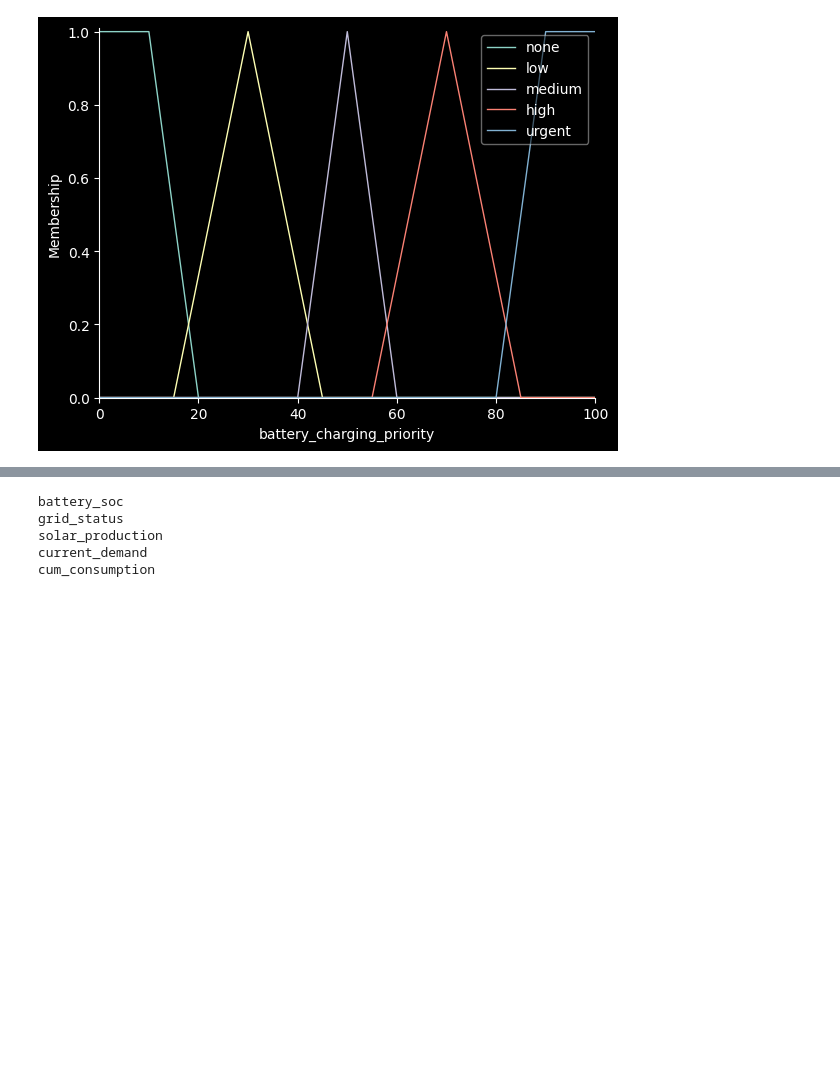
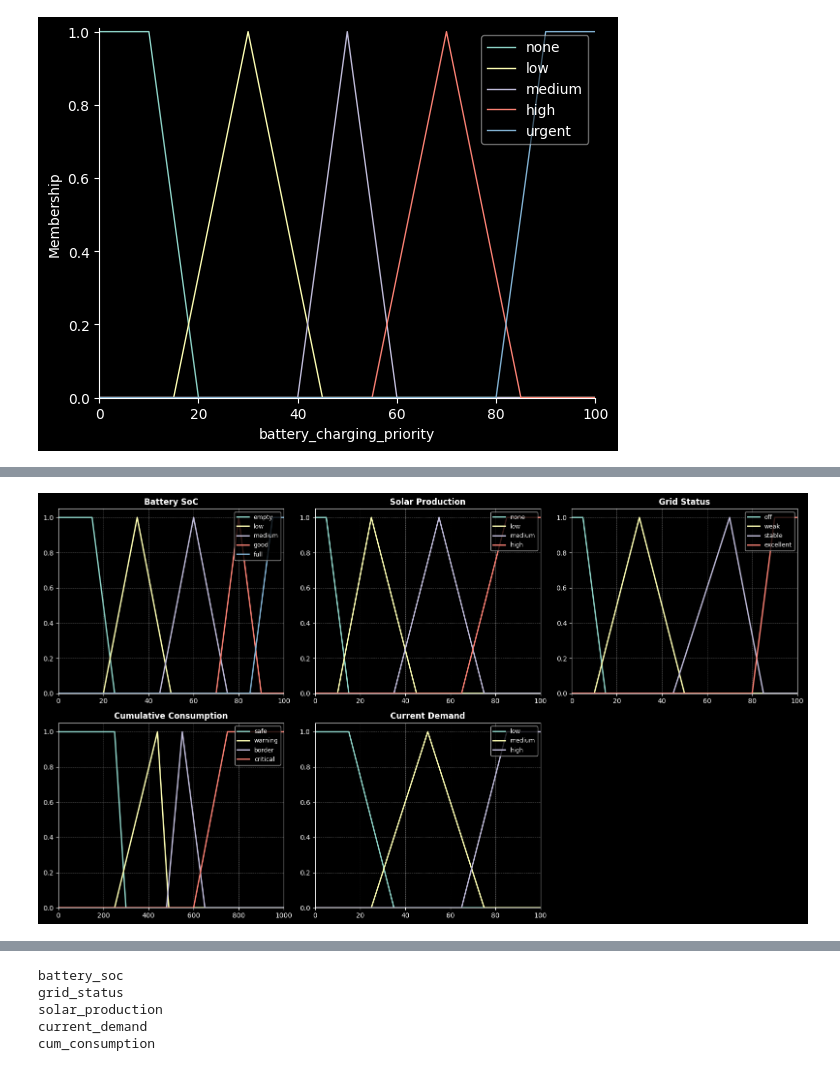
Before and after one commit to Abdulrahman-Saleh2003/FuzzProject, a Jupyter notebook: project/fuzz2.ipynb, the cells around one changed output, grey strips where cells are left out. Drawn from its saved outputs; the diff is of its cells as text; code cells hidden in the pictures; blank space fills up the shorter version.

```diff
--- a/project/fuzz2.ipynb
+++ b/project/fuzz2.ipynb
@@ -157,0 +188,41 @@ battery_charging_priority.view()
+# %%
+import matplotlib.pyplot as plt
+
+# List of your input objects and their custom display titles
+inputs_list = [
+    (battery_soc, 'Battery SoC'),
+    (solar_production, 'Solar Production'),
+    (grid_status, 'Grid Status'),
+    (cum_consumption, 'Cumulative Consumption'),
+    (current_demand, 'Current Demand')
+]
+
+# Create a figure with a 2x3 grid of subplots
+fig, axes = plt.subplots(2, 3, figsize=(16, 9))
+axes = axes.flatten()
+
+# Loop through each variable and plot its membership functions dynamically
+for i, (var, title) in enumerate(inputs_list):
+    ax = axes[i]
+
+    # Plot each fuzzy set term
+    for term_name, term_obj in var.terms.items():
+        ax.plot(var.universe, term_obj.mf, label=term_name, linewidth=2)
+
+    ax.set_title(title, fontsize=12, fontweight='bold')
+
+    # DYNAMIC FIX: Automatically scale X-axis based on the variable's actual range
+    ax.set_xlim([var.universe.min(), var.universe.max()])
+
+    ax.set_ylim([0, 1.05])
+    ax.grid(True, linestyle='--', alpha=0.5)
+    ax.legend(loc='upper right', fontsize=9)
+
+# Hide the 6th empty subplot since we only have 5 inputs
+axes[5].axis('off')
+
+# Clear overlapping labels and display the clean dashboard
+plt.tight_layout()
+plt.show()
+# %% [output]
+[figure, added]
```
Also changed, not shown: parts of 29 cells of this notebook, 5 other files.
